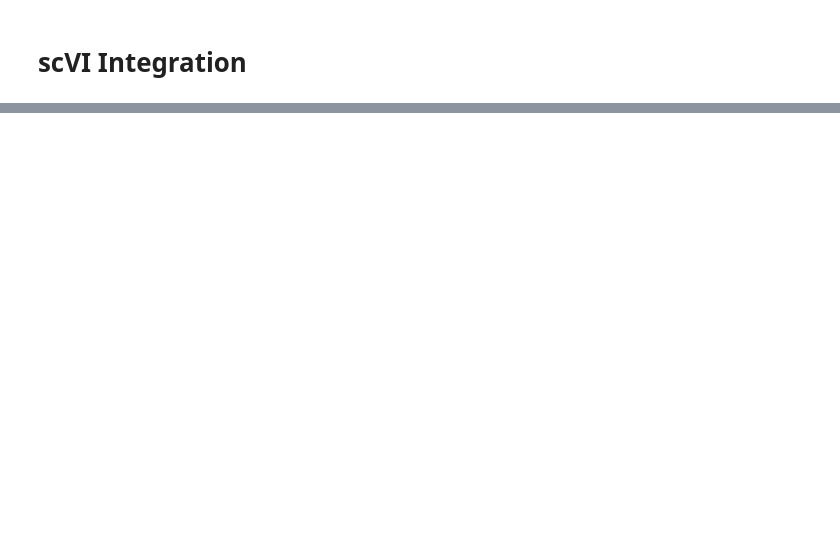
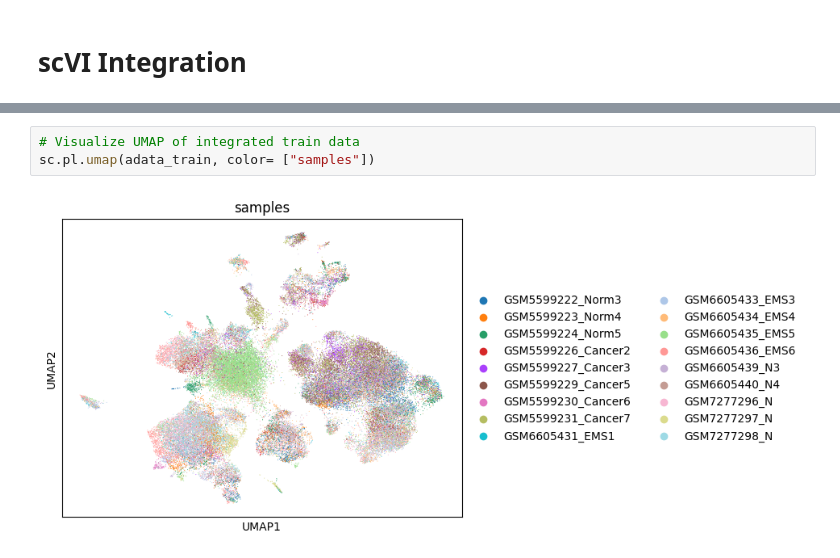
Before and after one commit to SaidAlkildani/EndoGyn, a Jupyter notebook: Integration_in_ETL.ipynb, the cells around one changed output, grey strips where cells are left out. Cells and saved outputs as stored; diff of their text form; blank space fills up the shorter version.

```diff
--- a/Integration_in_ETL.ipynb
+++ b/Integration_in_ETL.ipynb
@@ -207,0 +258,5 @@ norm_test_df.to_parquet(os.path.join(processed_data_path, "scvi_normalized_test.
+# %%
+# Visualize UMAP of integrated train data
+sc.pl.umap(adata_train, color= ["samples"])
+# %% [output]
+[figure, added]
```
Also changed, not shown: parts of 40 cells of this notebook.
